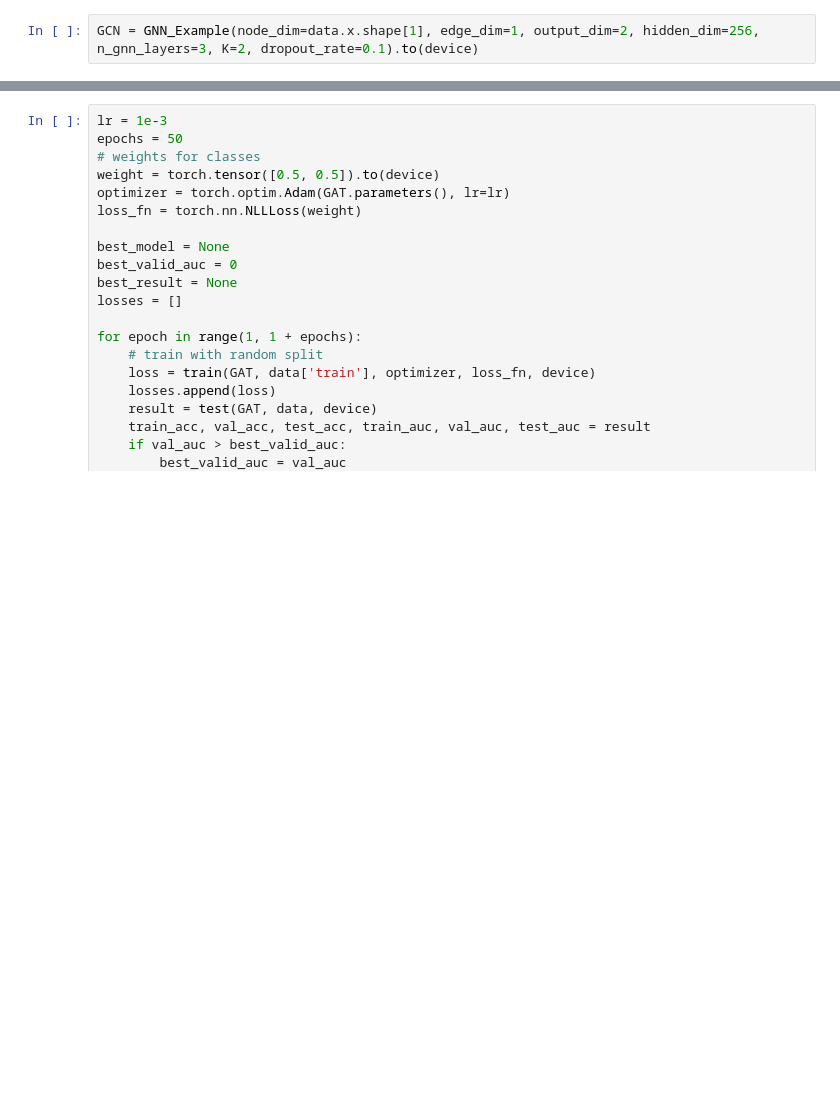
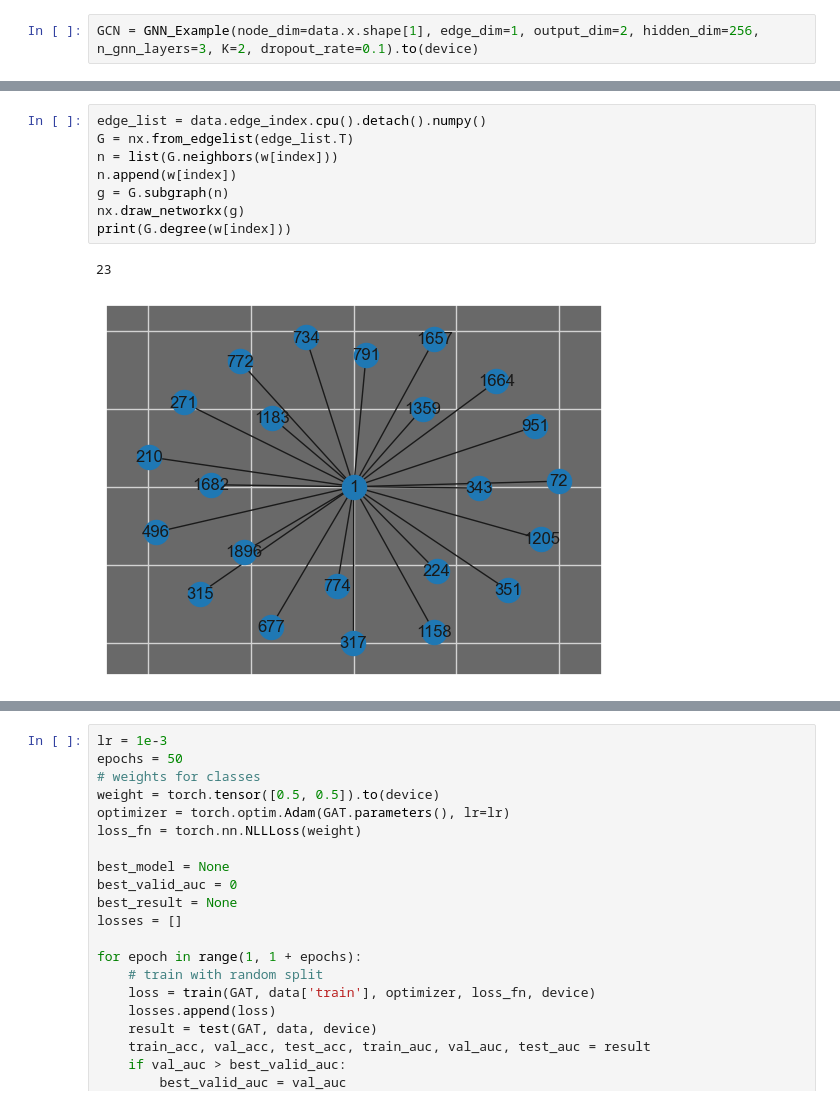
Before and after one commit to CachoobiDoobi/Anti-Money-Laundering-GNNs, a Jupyter notebook: Elliptic/main.ipynb, the cells around one changed output, grey strips where cells are left out. Cells and saved outputs as stored; diff of their text form; blank space fills up the shorter version.

```diff
--- a/Elliptic/main.ipynb
+++ b/Elliptic/main.ipynb
@@ -145,0 +165,11 @@ nx.draw_networkx(g)
+# %%
+edge_list = data.edge_index.cpu().detach().numpy()
+G = nx.from_edgelist(edge_list.T)
+n = list(G.neighbors(w[index]))
+n.append(w[index])
+g = G.subgraph(n)
+nx.draw_networkx(g)
+print(G.degree(w[index]))
+# %% [output]
+23
+[figure, added]
```
Also changed, not shown: parts of 10 cells of this notebook, 1 other file.
